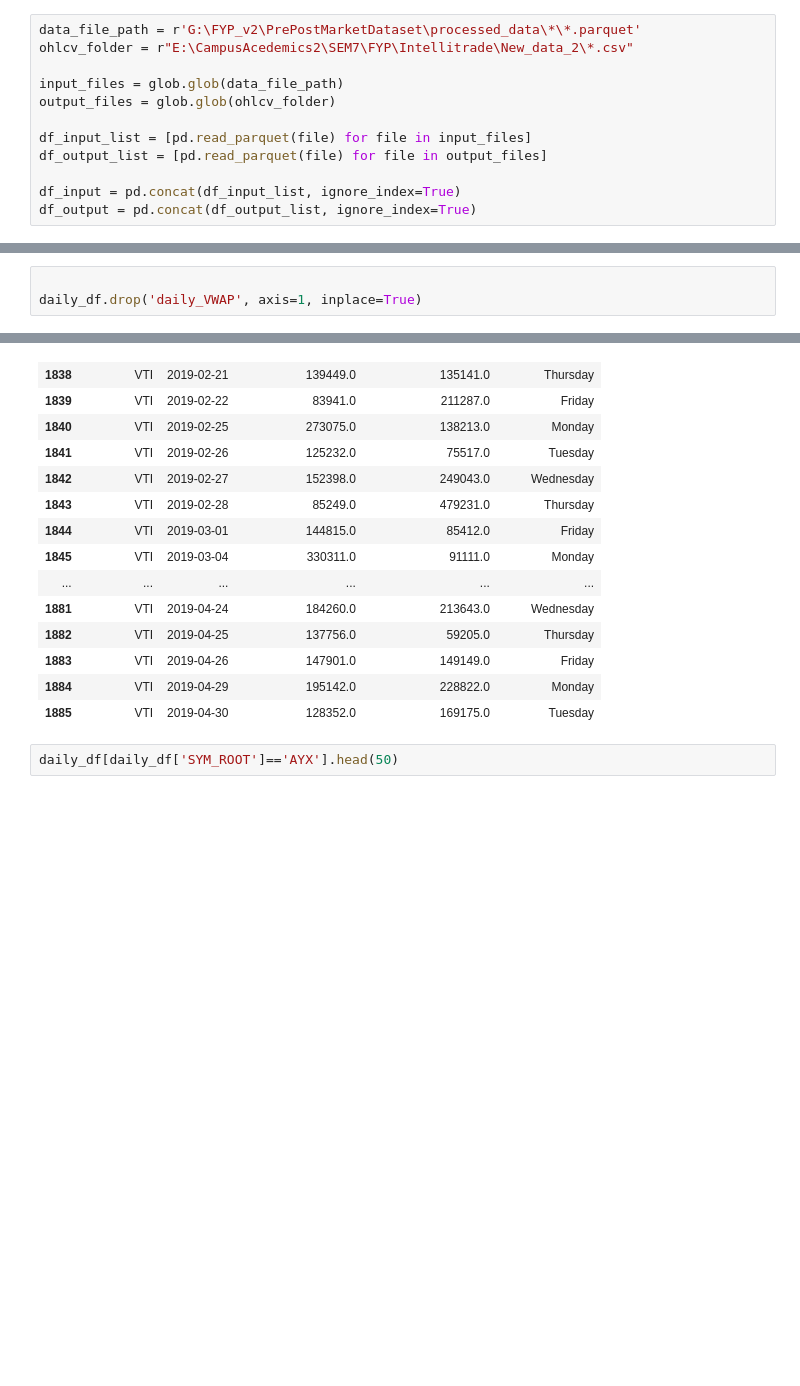
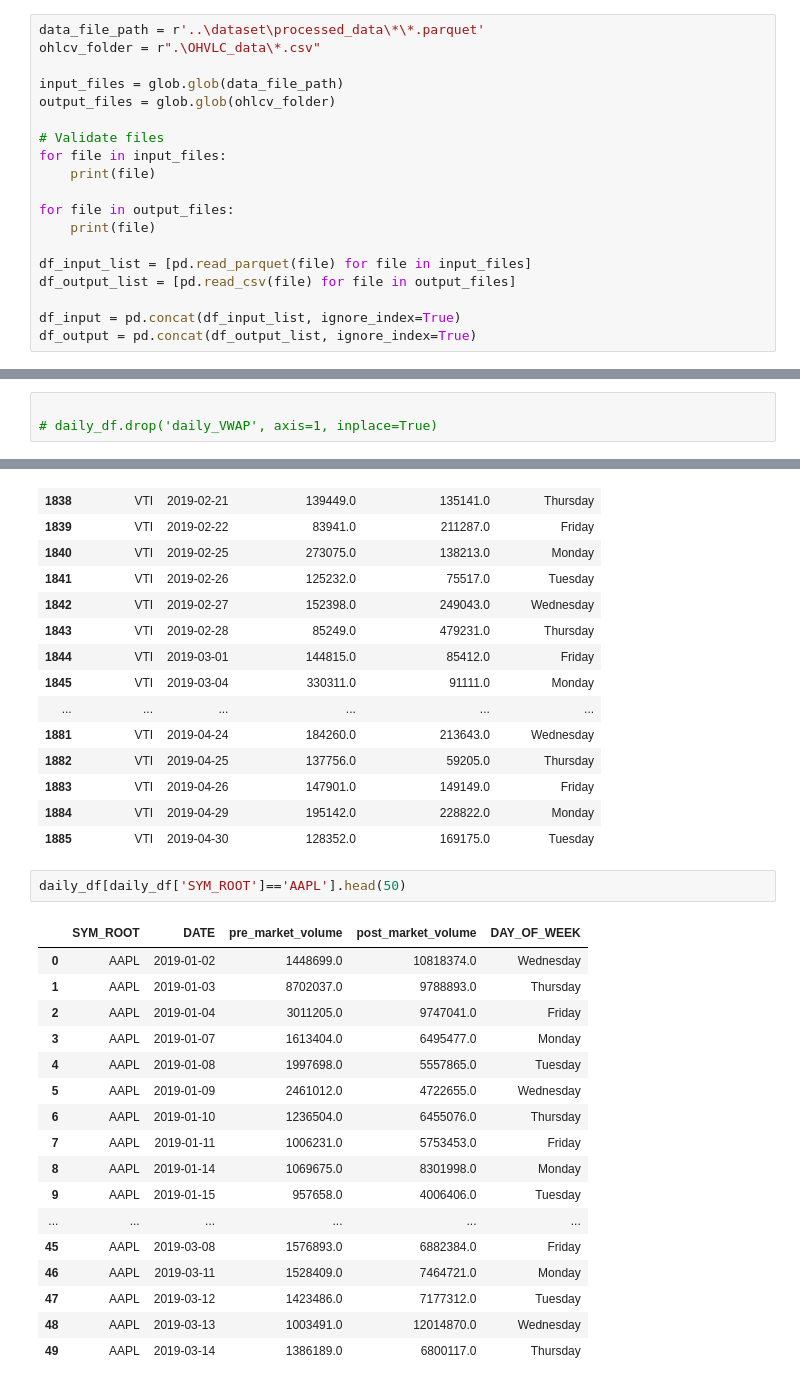
Before and after one commit to UsithaDJay/Intellitrade, a Jupyter notebook: Pre_Post_Market_Data.ipynb, the cells around one changed output, grey strips where cells are left out. Saved outputs shown, nothing was run; the diff lists cells and outputs as text; blank space fills up the shorter version.

```diff
--- a/Pre_Post_Market_Data.ipynb
+++ b/Pre_Post_Market_Data.ipynb
@@ -3,14 +3,21 @@ import pandas as pd
 import os
 import glob
 # %%
-data_file_path = r'G:\FYP_v2\PrePostMarketDataset\processed_data\*\*.parquet'
-ohlcv_folder = r"E:\CampusAcedemics2\SEM7\FYP\Intellitrade\New_data_2\*.csv"
+data_file_path = r'..\dataset\processed_data\*\*.parquet'
+ohlcv_folder = r".\OHVLC_data\*.csv"
 
 input_files = glob.glob(data_file_path)
 output_files = glob.glob(ohlcv_folder)
 
+# Validate files
+for file in input_files:
+    print(file)
+
+for file in output_files:
+    print(file)
+
 df_input_list = [pd.read_parquet(file) for file in input_files]
-df_output_list = [pd.read_parquet(file) for file in output_files]
+df_output_list = [pd.read_csv(file) for file in output_files]
 
 df_input = pd.concat(df_input_list, ignore_index=True)
 df_output = pd.concat(df_output_list, ignore_index=True)
@@ -55,7 +102,7 @@ daily_df = df_input.groupby(["SYM_ROOT", "DATE"]).agg(
 daily_df['DAY_OF_WEEK'] = daily_df['DATE'].dt.day_name()
 # %%
 
-daily_df.drop('daily_VWAP', axis=1, inplace=True)
+# daily_df.drop('daily_VWAP', axis=1, inplace=True)
 # %%
 daily_df.tail(50)
 # %% [output]
@@ -77,4 +124,22 @@ daily_df.tail(50)
 | 1884 | VTI | 2019-04-29 | 195142.0 | 228822.0 | Monday |
 | 1885 | VTI | 2019-04-30 | 128352.0 | 169175.0 | Tuesday |
 # %%
-daily_df[daily_df['SYM_ROOT']=='AYX'].head(50)
+daily_df[daily_df['SYM_ROOT']=='AAPL'].head(50)
+# %% [output]
+|  | SYM_ROOT | DATE | pre_market_volume | post_market_volume | DAY_OF_WEEK |
+| 0 | AAPL | 2019-01-02 | 1448699.0 | 10818374.0 | Wednesday |
+| 1 | AAPL | 2019-01-03 | 8702037.0 | 9788893.0 | Thursday |
+| 2 | AAPL | 2019-01-04 | 3011205.0 | 9747041.0 | Friday |
+| 3 | AAPL | 2019-01-07 | 1613404.0 | 6495477.0 | Monday |
+| 4 | AAPL | 2019-01-08 | 1997698.0 | 5557865.0 | Tuesday |
+| 5 | AAPL | 2019-01-09 | 2461012.0 | 4722655.0 | Wednesday |
+| 6 | AAPL | 2019-01-10 | 1236504.0 | 6455076.0 | Thursday |
+| 7 | AAPL | 2019-01-11 | 1006231.0 | 5753453.0 | Friday |
+| 8 | AAPL | 2019-01-14 | 1069675.0 | 8301998.0 | Monday |
+| 9 | AAPL | 2019-01-15 | 957658.0 | 4006406.0 | Tuesday |
+| ... | ... | ... | ... | ... | ... |
+| 45 | AAPL | 2019-03-08 | 1576893.0 | 6882384.0 | Friday |
+| 46 | AAPL | 2019-03-11 | 1528409.0 | 7464721.0 | Monday |
+| 47 | AAPL | 2019-03-12 | 1423486.0 | 7177312.0 | Tuesday |
+| 48 | AAPL | 2019-03-13 | 1003491.0 | 12014870.0 | Wednesday |
+| 49 | AAPL | 2019-03-14 | 1386189.0 | 6800117.0 | Thursday |
```
Also changed, not shown: parts of 4 cells of this notebook, 23 other files.
